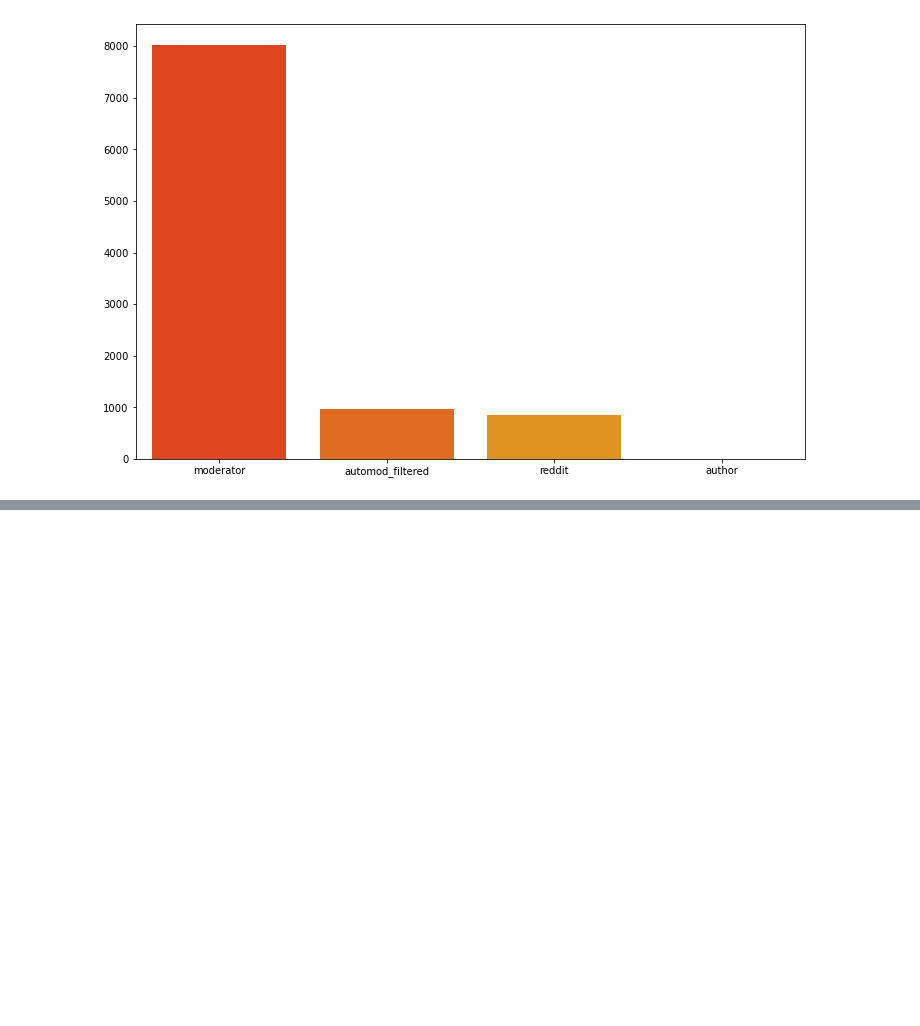
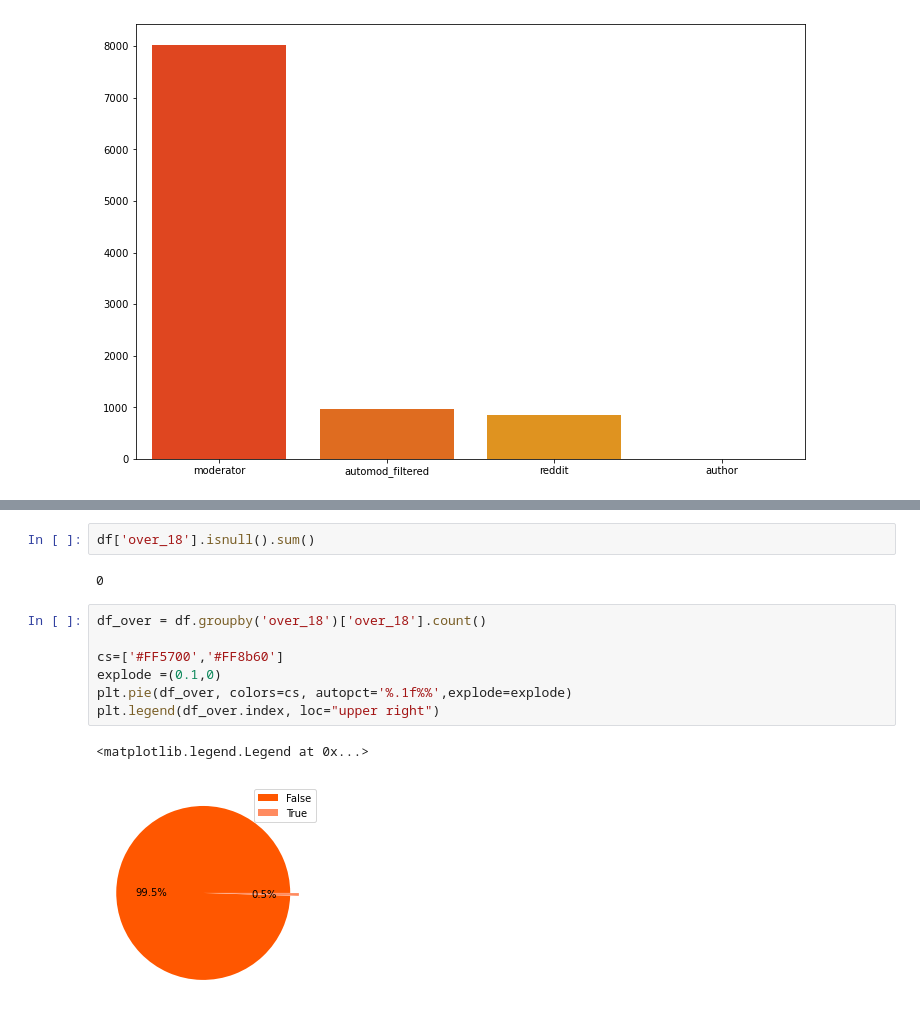
Before and after one commit to francescodisalvo05/RedditStats, a Jupyter notebook: RedditStats.ipynb, the cells around one changed output, grey strips where cells are left out. Saved outputs shown, nothing was run; the diff lists cells and outputs as text; blank space fills up the shorter version.

```diff
--- a/RedditStats.ipynb
+++ b/RedditStats.ipynb
@@ -130,0 +148,14 @@ Text(0, 0.5, '')
+# %%
+df['over_18'].isnull().sum()
+# %% [output]
+0
+# %%
+df_over = df.groupby('over_18')['over_18'].count()
+
+cs=['#FF5700','#FF8b60']
+explode =(0.1,0)
+plt.pie(df_over, colors=cs, autopct='%.1f%%',explode=explode)
+plt.legend(df_over.index, loc="upper right")
+# %% [output]
+<matplotlib.legend.Legend at 0x...>
+[figure, added]
```
Also changed, not shown: parts of 8 cells of this notebook, 5 other files.
